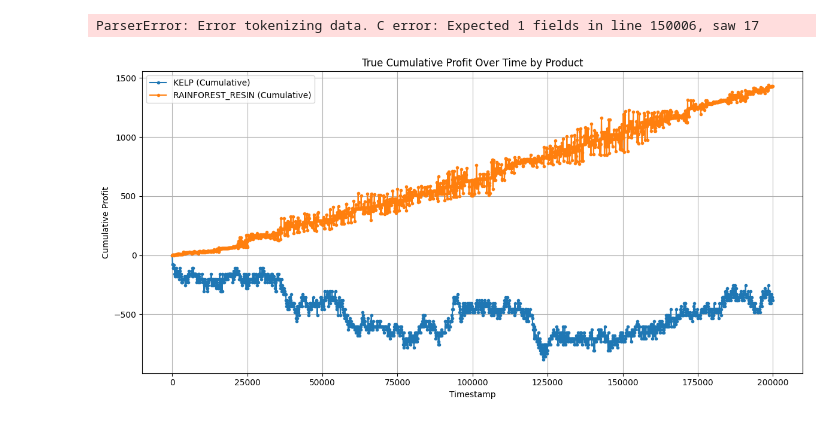
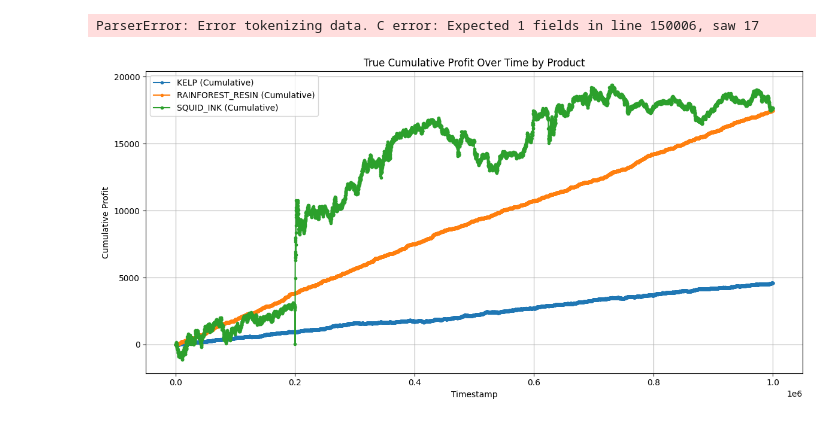
Before and after one commit to kgawande1/aura-farmers, a Jupyter notebook: Tutorial/visualizer.ipynb, the cells around one changed output. Saved outputs shown, nothing was run; the diff lists cells and outputs as text; code cells hidden in the pictures.

Commit message:
visualizer

```diff
--- a/Tutorial/visualizer.ipynb
+++ b/Tutorial/visualizer.ipynb
@@ -78,7 +78,7 @@ import matplotlib.pyplot as plt
 import re
 
 # Load the log file
-log_path = "/Users/kgawande/Documents/Projects/aura-farmers/backtests/2025-04-08_09-24-20.log"
+log_path = "/Users/kgawande/Downloads/d5a69084-ba9d-4544-8acc-3507f0c93d70_final.log"
 with open(log_path, "r") as f:
     lines = f.readlines()
 
@@ -114,31 +114,31 @@ for row in df.itertuples():
     # Get last recorded profit for this product
     last = last_profit.get(product, 0)
 
     # Calculate profit delta
     delta = profit - last
     # Update cumulative profit
     if cumulative_data and cumulative_data[-1][1] == product:
         cumulative = cumulative_data[-1][3] + delta
     else:
         cumulative = delta
 
     cumulative_data.append((timestamp, product, profit, cumulative))
     last_profit[product] = profit
 
 # Final DataFrame
 cum_df = pd.DataFrame(cumulative_data, columns=["Timestamp", "Product", "Profit", "Cumulative_Profit"])
 
 # Plot
 fig, ax = plt.subplots(figsize=(12, 6))
 for product, group in cum_df.groupby("Product"):
     ax.plot(group["Timestamp"], group["Cumulative_Profit"], label=f"{product} (Cumulative)", marker='.')
 
 ax.set_title("True Cumulative Profit Over Time by Product")
 ax.set_xlabel("Timestamp")
 ax.set_ylabel("Cumulative Profit")
 ax.legend()
 ax.grid(True)
 plt.tight_layout()
 plt.show()
 # %% [output]
-[figure, old version]
+[figure, new version]
```
